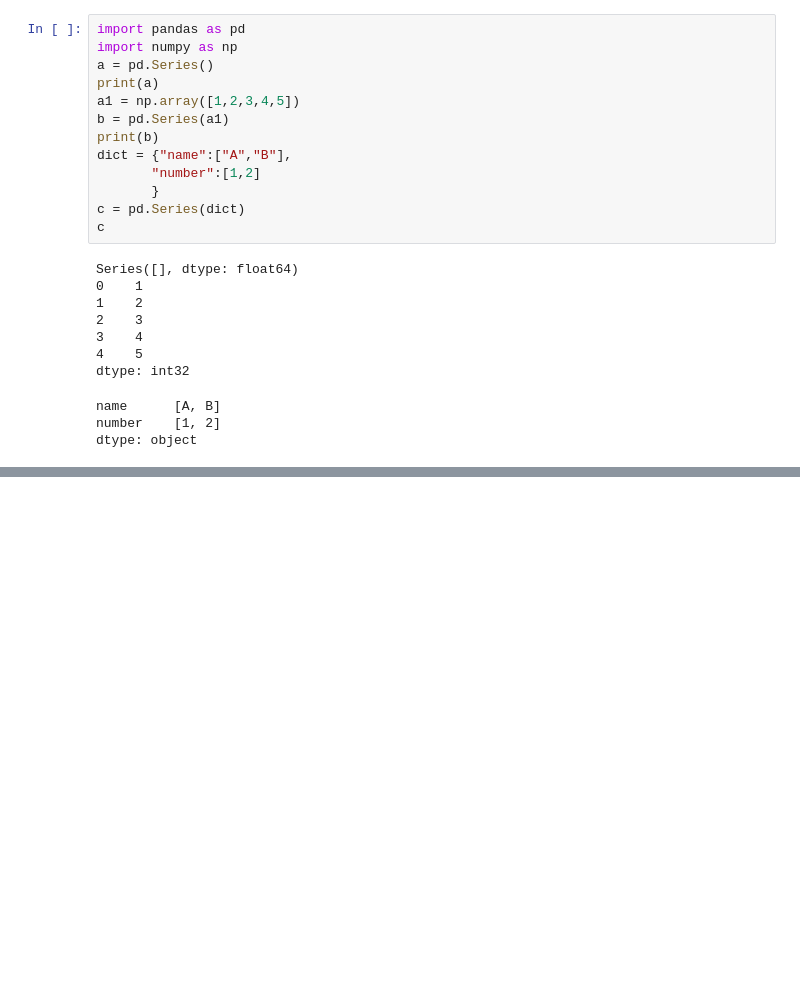
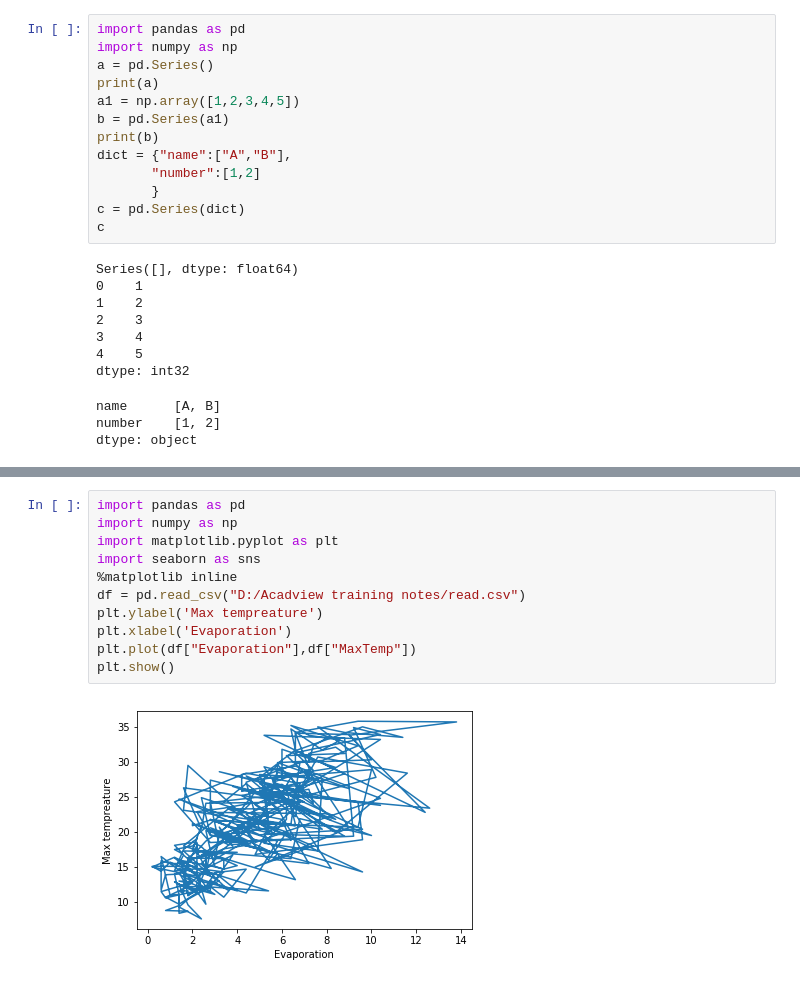
Before and after one commit to Divyalaptus/summer-python-projects, a Jupyter notebook: Practise.ipynb, the cells around one changed output, grey strips where cells are left out. Saved outputs shown, nothing was run; the diff lists cells and outputs as text; blank space fills up the shorter version.

```diff
--- a/Practise.ipynb
+++ b/Practise.ipynb
@@ -86,0 +112,13 @@ df
+# %%
+import pandas as pd
+import numpy as np
+import matplotlib.pyplot as plt
+import seaborn as sns
+%matplotlib inline
+df = pd.read_csv("D:/Acadview training notes/read.csv")
+plt.ylabel('Max tempreature')
+plt.xlabel('Evaporation')
+plt.plot(df["Evaporation"],df["MaxTemp"])
+plt.show()
+# %% [output]
+[figure, added]
```
Also changed, not shown: parts of 7 cells of this notebook.
